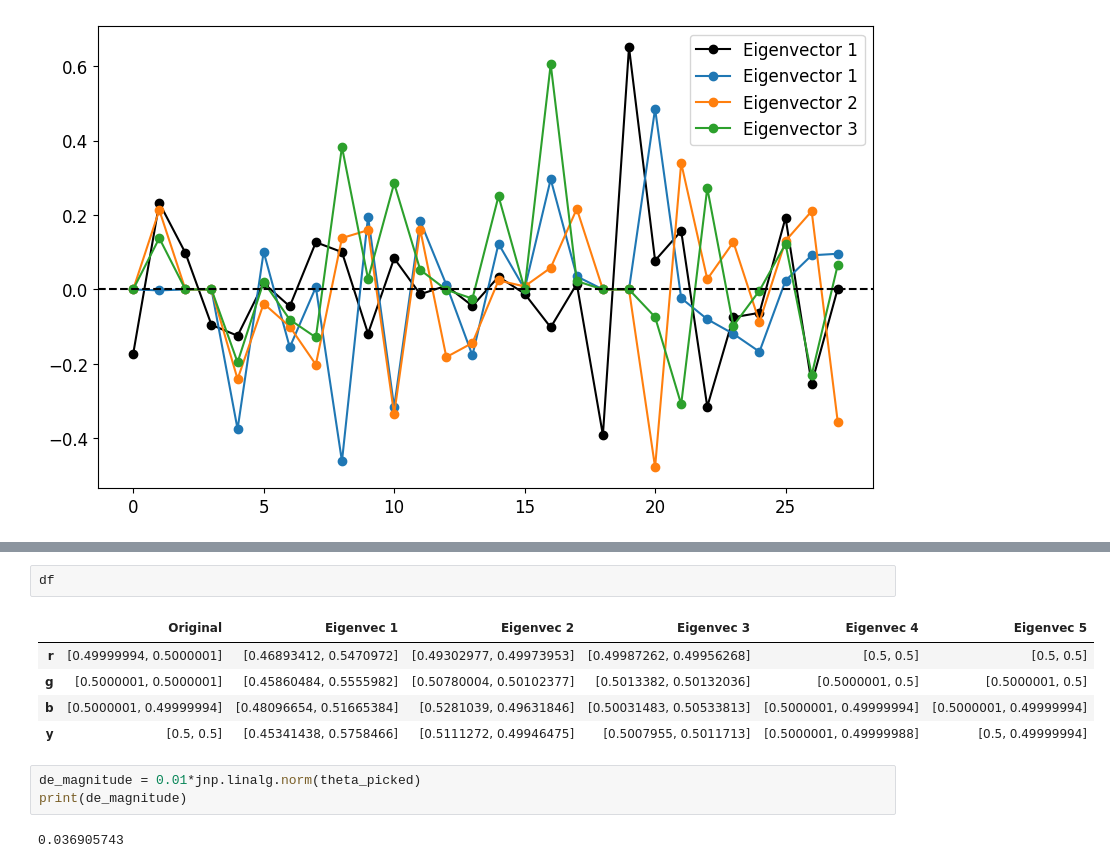
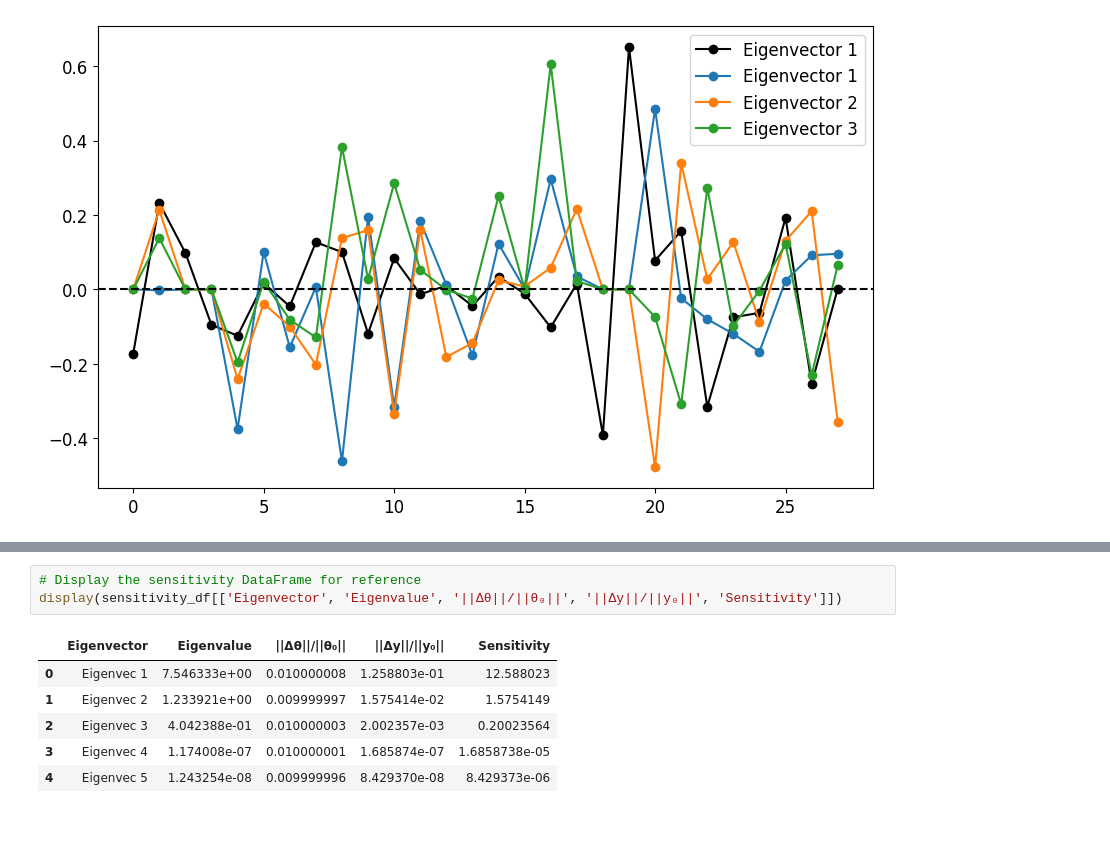
Before and after one commit to hizakim/4th_yr_project, a Jupyter notebook: TMR_after_2.ipynb, the cells around one changed output, grey strips where cells are left out. Cells and saved outputs as stored; diff of their text form; blank space fills up the shorter version.

```diff
--- a/TMR_after_2.ipynb
+++ b/TMR_after_2.ipynb
@@ -394,13 +701,10 @@ y  [0.5000001, 0.49999988]        [0.5, 0.49999994]
 # %%
-df
+# Display the sensitivity DataFrame for reference
+display(sensitivity_df[['Eigenvector', 'Eigenvalue', '||Δθ||/||θ₀||', '||Δy||/||y₀||', 'Sensitivity']])
 # %% [output]
-|  | Original | Eigenvec 1 | Eigenvec 2 | Eigenvec 3 | Eigenvec 4 | Eigenvec 5 |
-| r | [0.49999994, 0.5000001] | [0.46893412, 0.5470972] | [0.49302977, 0.49973953] | [0.49987262, 0.49956268] | [0.5, 0.5] | [0.5, 0.5] |
-| g | [0.5000001, 0.5000001] | [0.45860484, 0.5555982] | [0.50780004, 0.50102377] | [0.5013382, 0.50132036] | [0.5000001, 0.5] | [0.5000001, 0.5] |
-| b | [0.5000001, 0.49999994] | [0.48096654, 0.51665384] | [0.5281039, 0.49631846] | [0.50031483, 0.50533813] | [0.5000001, 0.49999994] | [0.5000001, 0.49999994] |
-| y | [0.5, 0.5] | [0.45341438, 0.5758466] | [0.5111272, 0.49946475] | [0.5007955, 0.5011713] | [0.5000001, 0.49999988] | [0.5, 0.49999994] |
+|  | Eigenvector | Eigenvalue | ||Δθ||/||θ₀|| | ||Δy||/||y₀|| | Sensitivity |
+| 0 | Eigenvec 1 | 7.546333e+00 | 0.010000008 | 1.258803e-01 | 12.588023 |
+| 1 | Eigenvec 2 | 1.233921e+00 | 0.009999997 | 1.575414e-02 | 1.5754149 |
+| 2 | Eigenvec 3 | 4.042388e-01 | 0.010000003 | 2.002357e-03 | 0.20023564 |
+| 3 | Eigenvec 4 | 1.174008e-07 | 0.010000001 | 1.685874e-07 | 1.6858738e-05 |
+| 4 | Eigenvec 5 | 1.243254e-08 | 0.009999996 | 8.429370e-08 | 8.429373e-06 |
-# %%
-de_magnitude = 0.01*jnp.linalg.norm(theta_picked)
-print(de_magnitude)
-# %% [output]
-0.036905743
```
Also changed, not shown: parts of 21 cells of this notebook, 2 other files.
